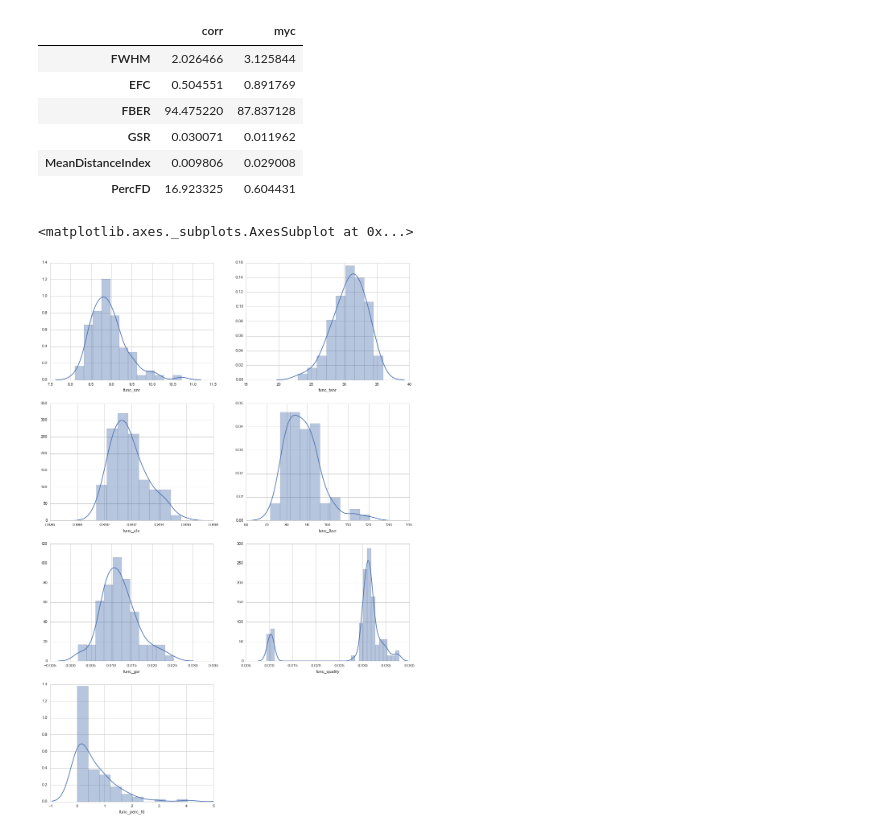
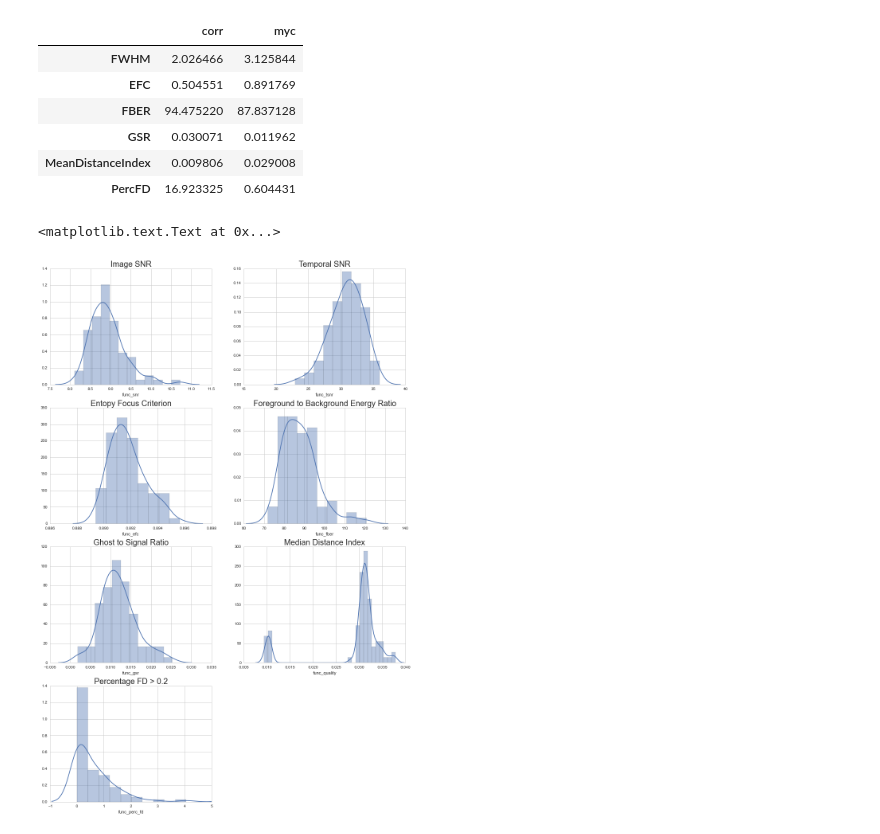
Before and after one commit to poldrack/myconnectome, a Jupyter notebook: quality_assurance/QA_summary_func.ipynb, the cells around one changed output. Saved outputs shown, nothing was run; the diff lists cells and outputs as text; code cells hidden in the pictures.

Commit message:
larger font on figures

```diff
--- a/quality_assurance/QA_summary_func.ipynb
+++ b/quality_assurance/QA_summary_func.ipynb
@@ -178,19 +178,26 @@ meandata
 # %%
 fig=plt.figure(figsize=(16,24))
 fig.add_subplot(421)
 sns.distplot(myc.func_snr)
+plt.title('Image SNR',fontsize=20)
 fig.add_subplot(422)
 sns.distplot(myc.func_tsnr)
+plt.title('Temporal SNR',fontsize=20)
 fig.add_subplot(423)
 sns.distplot(myc.func_efc)
+plt.title('Entopy Focus Criterion',fontsize=20)
 fig.add_subplot(424)
 sns.distplot(myc.func_fber)
+plt.title('Foreground to Background Energy Ratio',fontsize=20)
 fig.add_subplot(425)
 sns.distplot(myc.func_gsr)
+plt.title('Ghost to Signal Ratio',fontsize=20)
 fig.add_subplot(426)
 sns.distplot(myc.func_quality)
+plt.title('Median Distance Index',fontsize=20)
 fig.add_subplot(427)
 sns.distplot(myc.func_perc_fd)
+plt.title('Percentage FD > 0.2',fontsize=20)
 # %% [output]
-<matplotlib.axes._subplots.AxesSubplot at 0x...>
+<matplotlib.text.Text at 0x...>
-[figure, old version]
+[figure, new version]
```
